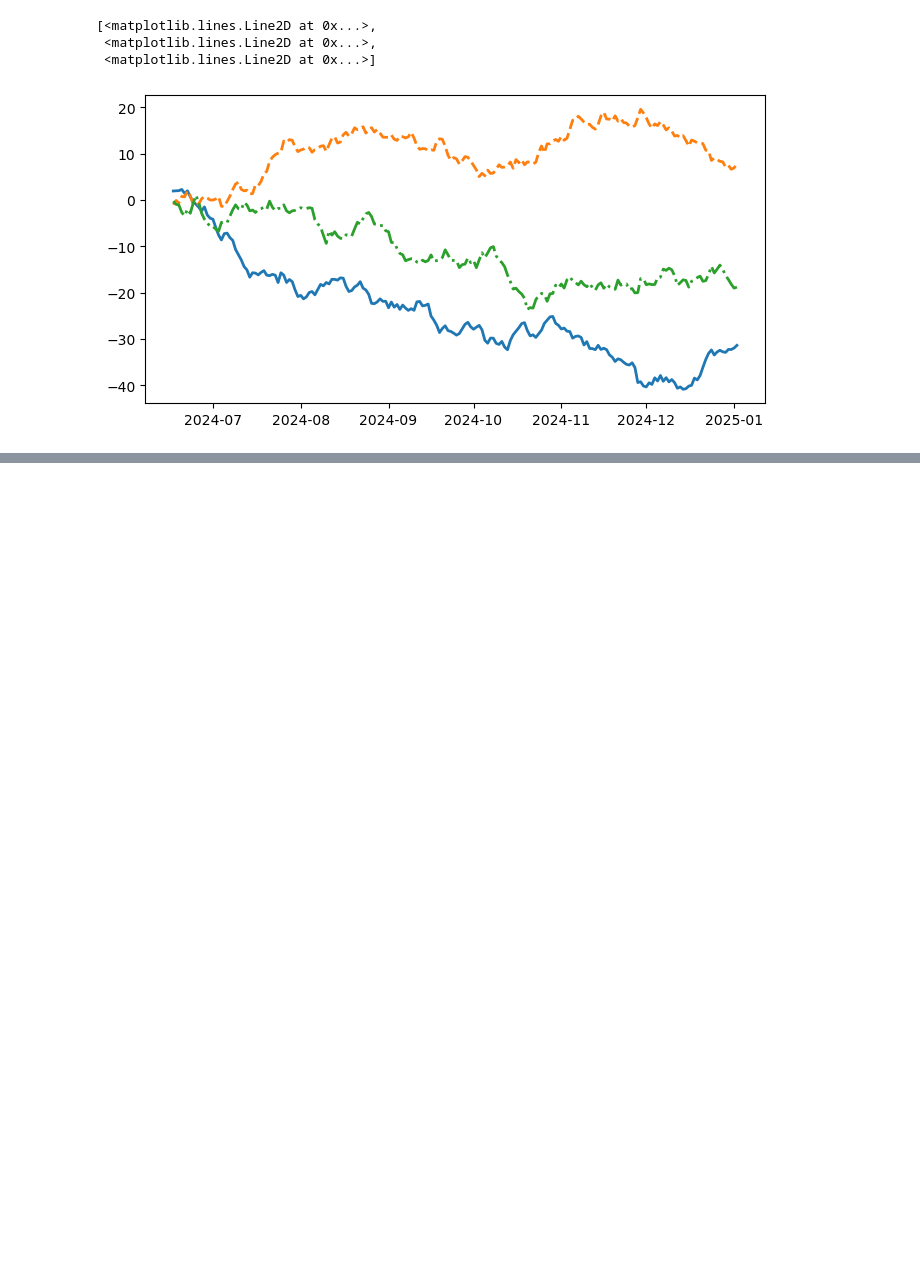
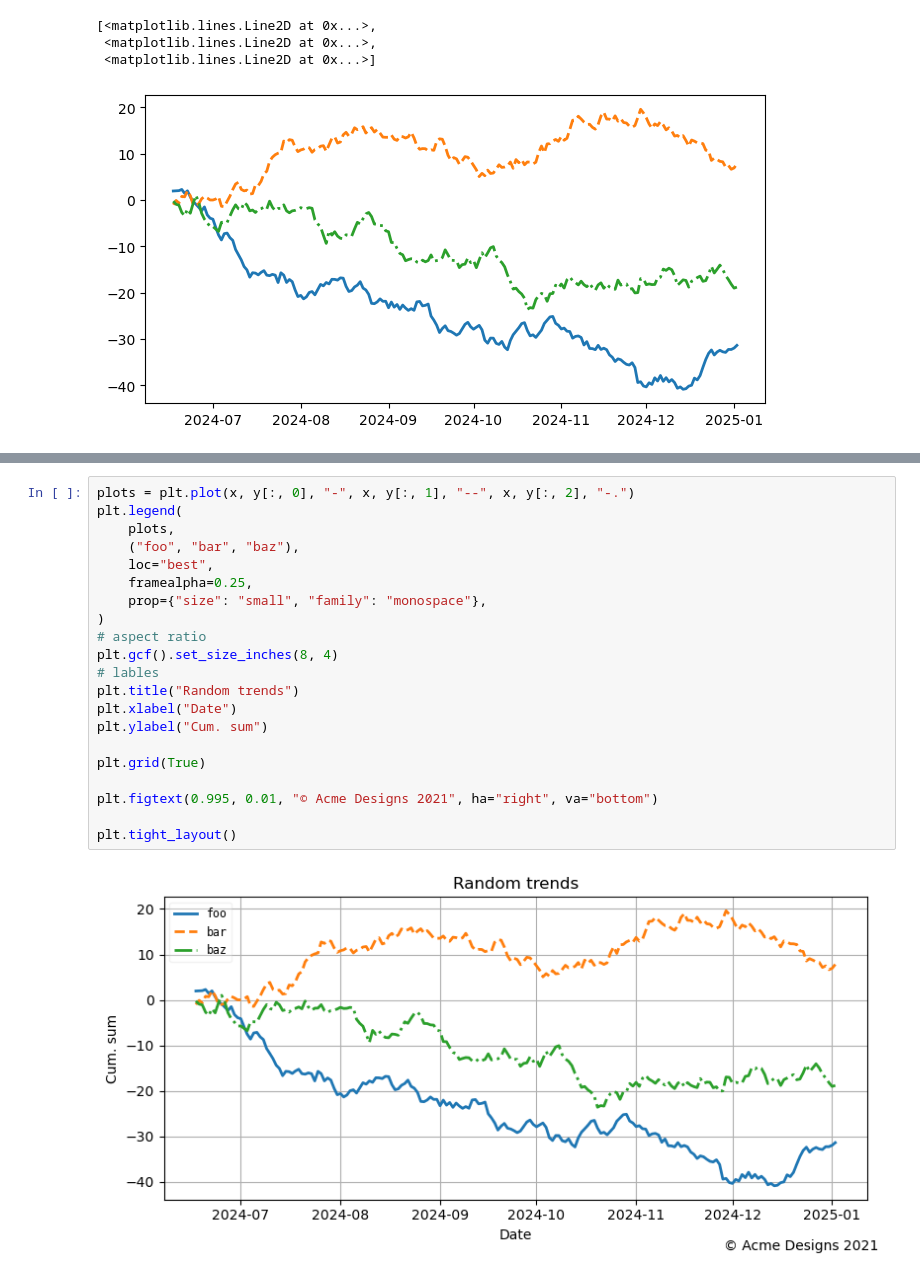
Before and after one commit to FilipeOrfao/data_visualization_with_python_and_javascript, a Jupyter notebook: 010_/main.ipynb, the cells around one changed output, grey strips where cells are left out. Drawn from its saved outputs; the diff is of its cells as text; blank space fills up the shorter version.

```diff
--- a/010_/main.ipynb
+++ b/010_/main.ipynb
@@ -49,0 +89,23 @@ plt.legend(plots,('foo','bar','baz'),loc='best',framealpha=0.5,prop={'size':'sma
+# %%
+plots = plt.plot(x, y[:, 0], "-", x, y[:, 1], "--", x, y[:, 2], "-.")
+plt.legend(
+    plots,
+    ("foo", "bar", "baz"),
+    loc="best",
+    framealpha=0.25,
+    prop={"size": "small", "family": "monospace"},
+)
+# aspect ratio
+plt.gcf().set_size_inches(8, 4)
+# lables
+plt.title("Random trends")
+plt.xlabel("Date")
+plt.ylabel("Cum. sum")
+
+plt.grid(True)
+
+plt.figtext(0.995, 0.01, "© Acme Designs 2021", ha="right", va="bottom")
+
+plt.tight_layout()
+# %% [output]
+[figure, added]
```
Also changed, not shown: parts of 29 cells of this notebook, 5 other files.
